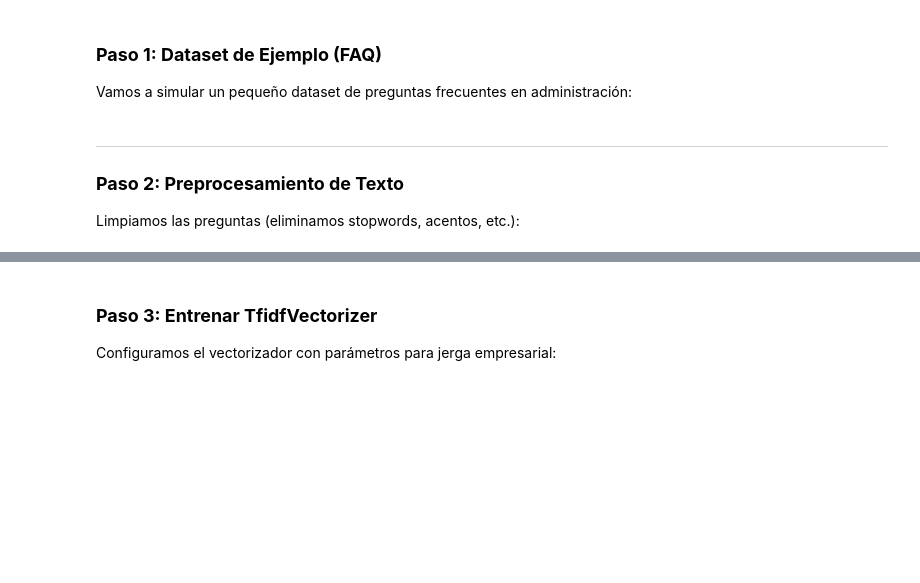
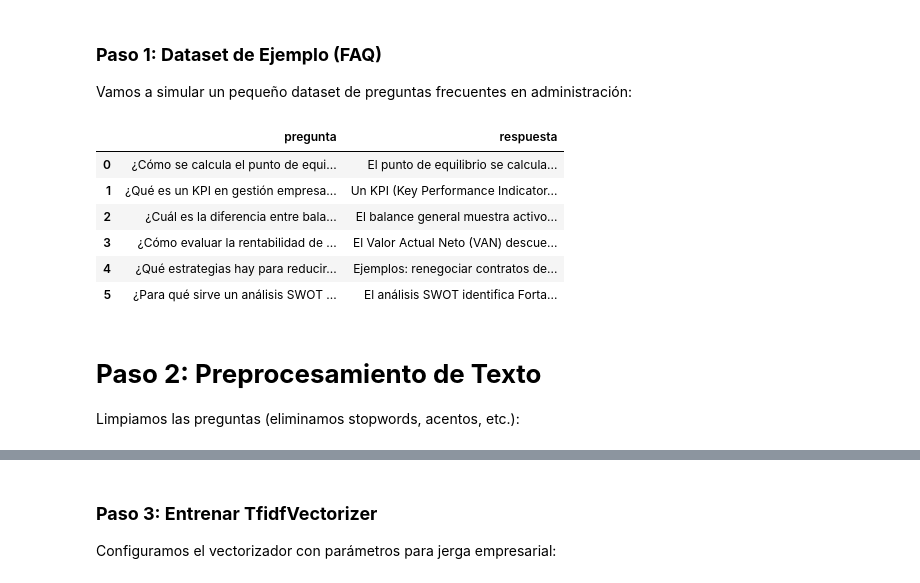
Before and after one commit to marco-canas/linea_invest_didact_math_data, a Jupyter notebook: 3_prop_invest_didact_ml_dl/1_g_lideres/4_fases_investig/1_2_diag_interven/2_secuencia_didac_ml/5_taller_clasi_1/2_tf_id_vectorizer.ipynb, the cells around one changed output, grey strips where cells are left out. Drawn from its saved outputs; the diff is of its cells as text; code cells hidden in the pictures; blank space fills up the shorter version.

```diff
--- a/3_prop_invest_didact_ml_dl/1_g_lideres/4_fases_investig/1_2_diag_interven/2_secuencia_didac_ml/5_taller_clasi_1/2_tf_id_vectorizer.ipynb
+++ b/3_prop_invest_didact_ml_dl/1_g_lideres/4_fases_investig/1_2_diag_interven/2_secuencia_didac_ml/5_taller_clasi_1/2_tf_id_vectorizer.ipynb
@@ -220,32 +200,39 @@ Vamos a simular un pequeño dataset de preguntas frecuentes en administración:
 # %%
 
 import pandas as pd
 
 data = {
     "pregunta": [
         "¿Cómo se calcula el punto de equilibrio?",
         "¿Qué es un KPI en gestión empresarial?",
         "¿Cuál es la diferencia entre balance general y estado de resultados?",
         "¿Cómo evaluar la rentabilidad de un proyecto con VAN?",
         "¿Qué estrategias hay para reducir costos fijos?",
         "¿Para qué sirve un análisis SWOT en una empresa?"
     ],
     "respuesta": [
         "El punto de equilibrio se calcula dividiendo los costos fijos entre el margen de contribución por unidad.",
         "Un KPI (Key Performance Indicator) es una métrica para medir el rendimiento de procesos críticos, como ventas o productividad.",
         "El balance general muestra activos, pasivos y patrimonio en un momento dado, mientras que el estado de resultados muestra ingresos y gastos en un período.",
         "El Valor Actual Neto (VAN) descuenta flujos de caja futuros a valor presente. Si VAN > 0, el proyecto es rentable.",
         "Ejemplos: renegociar contratos de arrendamiento, automatizar procesos o subcontratar servicios no esenciales.",
         "El análisis SWOT identifica Fortalezas, Debilidades, Oportunidades y Amenazas para la toma de decisiones estratégicas."
     ]
 }
 
 df = pd.DataFrame(data)
+df
+# %% [output]
+|  | pregunta | respuesta |
+| 0 | ¿Cómo se calcula el punto de equi... | El punto de equilibrio se calcula... |
+| 1 | ¿Qué es un KPI en gestión empresa... | Un KPI (Key Performance Indicator... |
+| 2 | ¿Cuál es la diferencia entre bala... | El balance general muestra activo... |
+| 3 | ¿Cómo evaluar la rentabilidad de ... | El Valor Actual Neto (VAN) descue... |
+| 4 | ¿Qué estrategias hay para reducir... | Ejemplos: renegociar contratos de... |
+| 5 | ¿Para qué sirve un análisis SWOT ... | El análisis SWOT identifica Forta... |
 # %% [markdown]
 
----
-
-### **Paso 2: Preprocesamiento de Texto**
+# **Paso 2: Preprocesamiento de Texto**
 Limpiamos las preguntas (eliminamos stopwords, acentos, etc.):
 # %%
 
```
Also changed, not shown: parts of 35 cells of this notebook, 1 other file.
